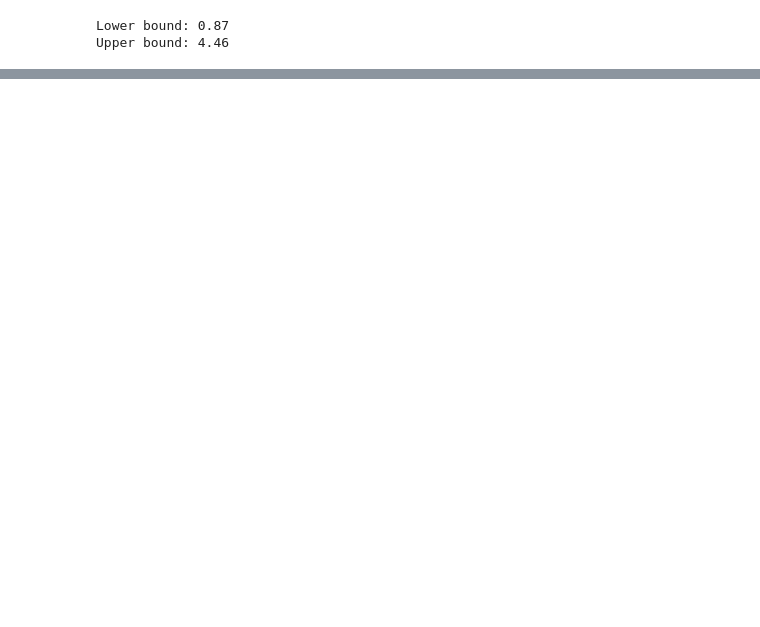
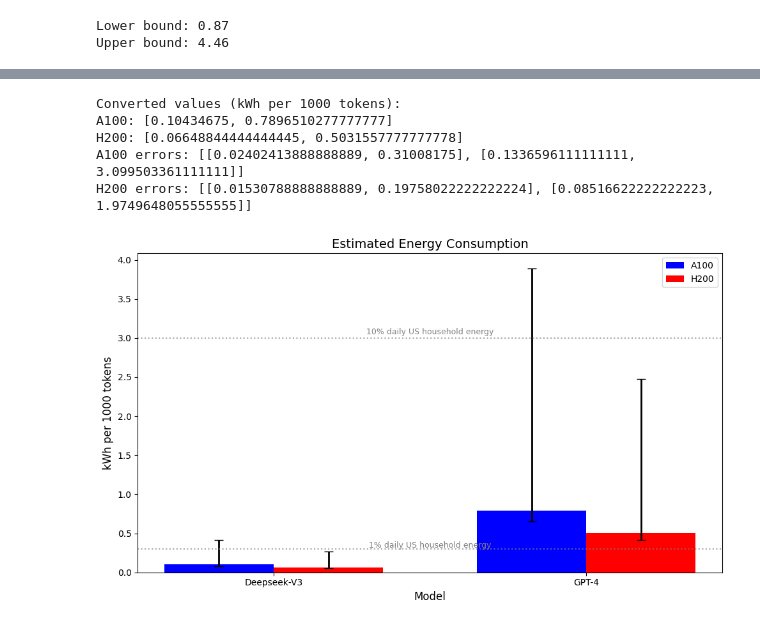
Before and after one commit to chuyishang/inference-energy, a Jupyter notebook: bound.ipynb, the cells around one changed output, grey strips where cells are left out. Drawn from its saved outputs; the diff is of its cells as text; code cells hidden in the pictures; blank space fills up the shorter version.

```diff
--- a/bound.ipynb
+++ b/bound.ipynb
@@ -387,0 +406,77 @@ plt.show()
+# %%
+import matplotlib.pyplot as plt
+import numpy as np
+
+# Original data in joules per token
+a100_values_j = [375.6483, 2842.7437]  # Blue bars
+h200_values_j = [239.3584, 1811.3608]  # Red bars
+
+# Asymmetric error bars in joules per token: [lower_errors, upper_errors]
+a100_errors_j = [[86.4869, 1116.2943], [481.1746, 11158.2121]]  # [lower, upper] for each bar
+h200_errors_j = [[55.1084, 711.2888], [306.5984, 7109.8733]]  # [lower, upper] for each bar
+
+# Conversion: joules per token -> kilowatt-hours per 1000 tokens
+# 1 joule = 1 watt-second = (1/3600) watt-hours = (1/3,600,000) kilowatt-hours
+# So: (joules/token) * 1000 tokens * (1/3,600,000) kWh/joule
+conversion_factor = 1000 / 3_600_000  # = 1/3600
+
+# Convert values
+a100_values = [v * conversion_factor for v in a100_values_j]
+h200_values = [v * conversion_factor for v in h200_values_j]
+
+# Convert error bars
+a100_errors = [[lower * conversion_factor, upper * conversion_factor]
+               for lower, upper in a100_errors_j]
+h200_errors = [[lower * conversion_factor, upper * conversion_factor]
+               for lower, upper in h200_errors_j]
+
+print("Converted values (kWh per 1000 tokens):")
+print(f"A100: {a100_values}")
+print(f"H200: {h200_values}")
+print(f"A100 errors: {a100_errors}")
+print(f"H200 errors: {h200_errors}")
+
+# Data for the two models
+models = ['Deepseek-V3', 'GPT-4']
+
+# Set up bar positions
+x = np.arange(len(models))
+width = 0.35
+
+# Create the plot
+fig, ax = plt.subplots(figsize=(10, 6))
+
+# Create bars with error bars
+bars1 = ax.bar(x - width/2, a100_values, width, label='A100', color='blue',
+               yerr=np.array(a100_errors).T, capsize=5, error_kw={'elinewidth': 2})
+bars2 = ax.bar(x + width/2, h200_values, width, label='H200', color='red',
+               yerr=np.array(h200_errors).T, capsize=5, error_kw={'elinewidth': 2})
+
+# Add labels and title
+ax.set_xlabel('Model', fontsize=12)
+ax.set_ylabel('kWh per 1000 tokens', fontsize=12)
+ax.set_title('Estimated Energy Consumption', fontsize=14)
+ax.set_xticks(x)
+ax.set_xticklabels(models)
+ax.legend()
+
+# Add reference lines for US household energy consumption
+ax.axhline(y=3, color='gray', linestyle=':', linewidth=1.5, alpha=0.7)
+ax.axhline(y=0.3, color='gray', linestyle=':', linewidth=1.5, alpha=0.7)
+
+# Add text labels above the reference lines
+ax.text(0.5, 3.05, '10% daily US household energy',
+        transform=ax.get_yaxis_transform(), ha='center', fontsize=9, color='gray')
+ax.text(0.5, 0.32, '1% daily US household energy',
+        transform=ax.get_yaxis_transform(), ha='center', fontsize=9, color='gray')
+
+# Display the plot
+plt.tight_layout()
+plt.show()
+# %% [output]
+Converted values (kWh per 1000 tokens):
+A100: [0.10434675, 0.7896510277777777]
+H200: [0.06648844444444445, 0.5031557777777778]
+A100 errors: [[0.02402413888888889, 0.31008175], [0.1336596111111111, 3.099503361111111]]
+H200 errors: [[0.01530788888888889, 0.19758022222222224], [0.08516622222222223, 1.9749648055555555]]
+[figure, added]
```
Also changed, not shown: parts of 5 cells of this notebook, 1 other file.
